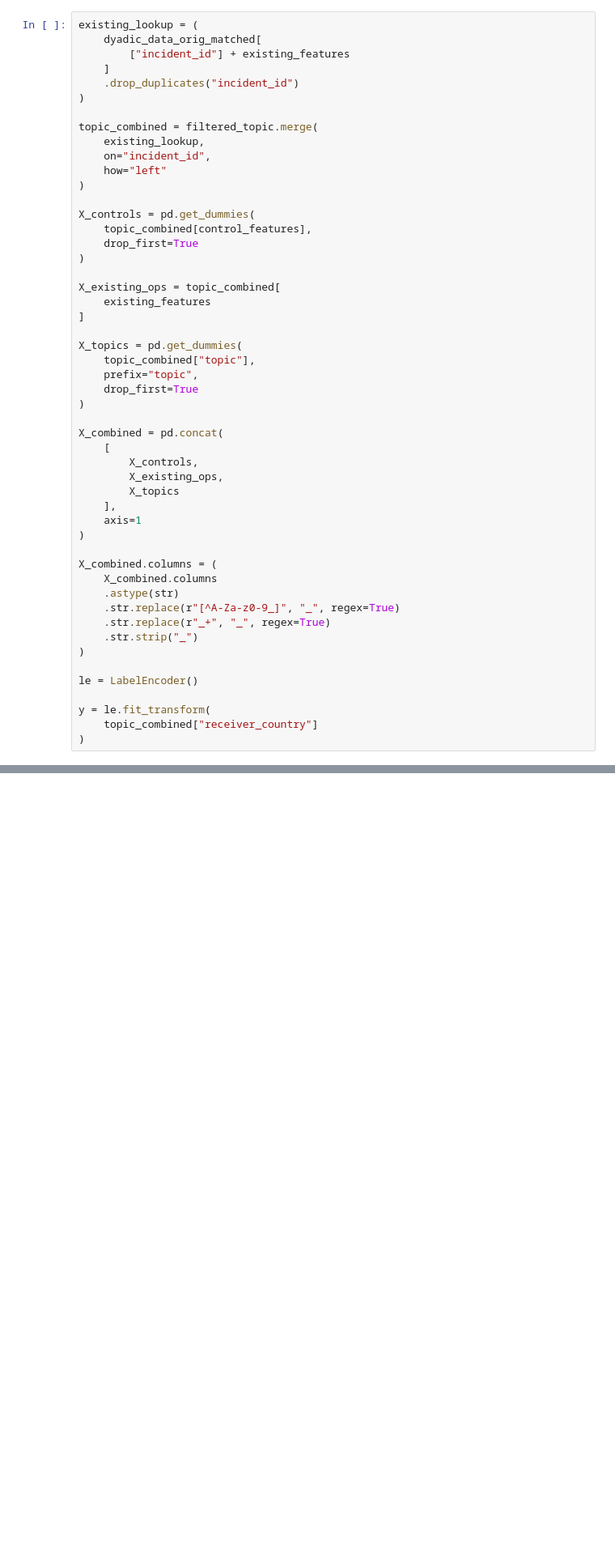
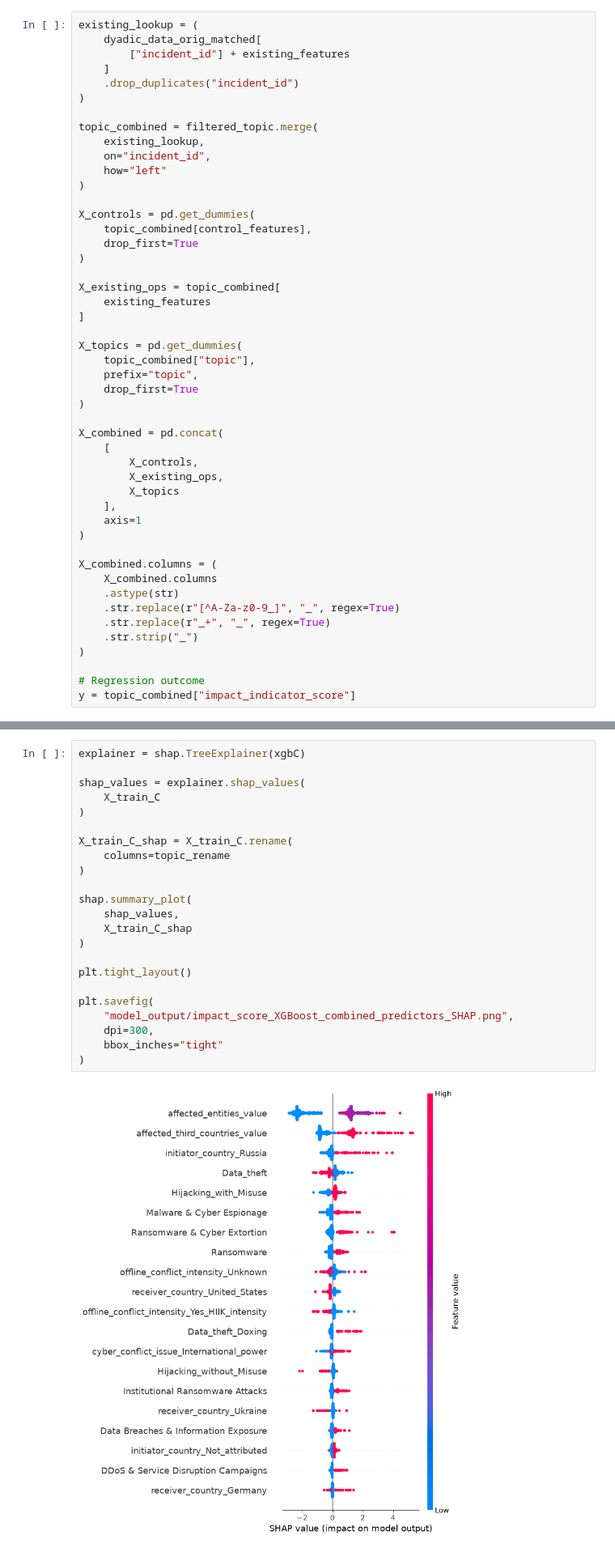
Before and after one commit to heairi/Cyber-Attack-Severity-Prediction-with-NLP, a Jupyter notebook: cyber_incident_ml.ipynb, the cells around one changed output, grey strips where cells are left out. Shown at 81% size. Cells and saved outputs as stored; diff of their text form; blank space fills up the shorter version.

```diff
--- a/cyber_incident_ml.ipynb
+++ b/cyber_incident_ml.ipynb
@@ -532,9 +512,6 @@ X_combined.columns = (
     .str.strip("_")
 )
 
-le = LabelEncoder()
-
-y = le.fit_transform(
-    topic_combined["receiver_country"]
-)
+# Regression outcome
+y = topic_combined["impact_indicator_score"]
 # %%
@@ -702,0 +633,25 @@ Feature-importance analysis suggests that BERTopics and traditional operation ca
+# %%
+explainer = shap.TreeExplainer(xgbC)
+
+shap_values = explainer.shap_values(
+    X_train_C
+)
+
+X_train_C_shap = X_train_C.rename(
+    columns=topic_rename
+)
+
+shap.summary_plot(
+    shap_values,
+    X_train_C_shap
+)
+
+plt.tight_layout()
+
+plt.savefig(
+    "model_output/impact_score_XGBoost_combined_predictors_SHAP.png",
+    dpi=300,
+    bbox_inches="tight"
+)
+# %% [output]
+[figure, added]
```
Also changed, not shown: parts of 32 cells of this notebook.
